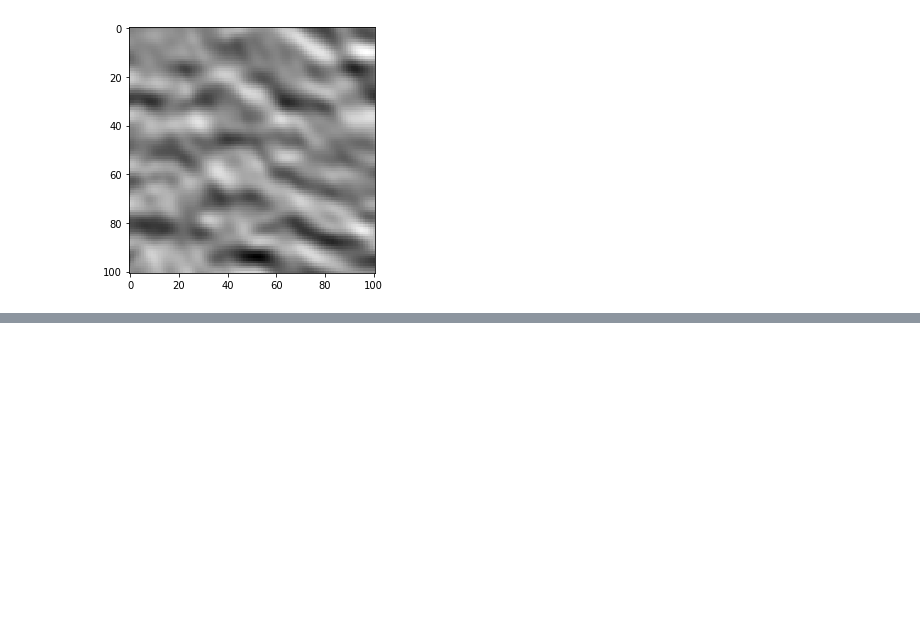
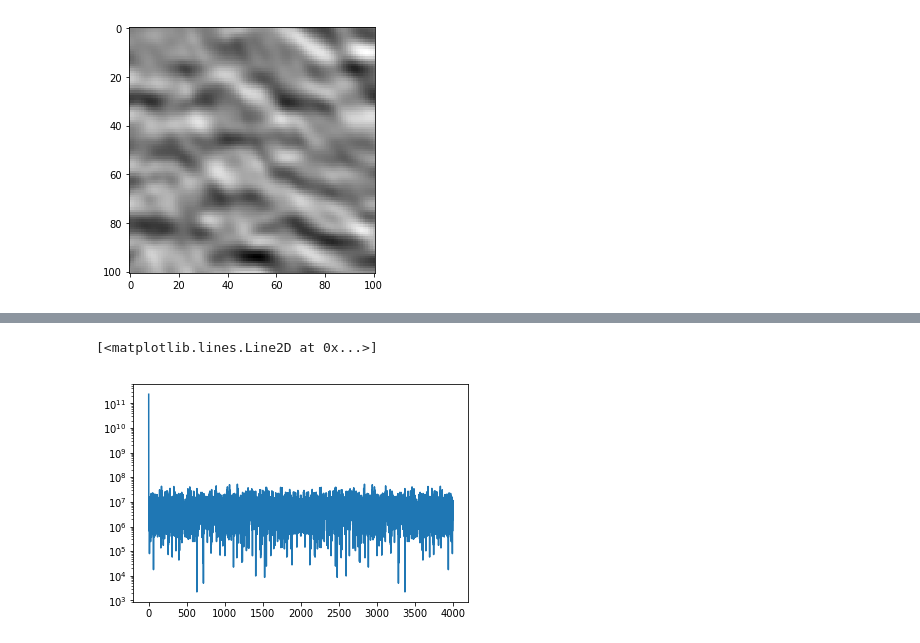
Before and after one commit to A3-labs/tgs-salt-identification-challenge, a Jupyter notebook: notebooks/01-data-exploration.ipynb, the cells around one changed output, grey strips where cells are left out. Saved outputs shown, nothing was run; the diff lists cells and outputs as text; code cells hidden in the pictures; blank space fills up the shorter version.

```diff
--- a/notebooks/01-data-exploration.ipynb
+++ b/notebooks/01-data-exploration.ipynb
@@ -55,0 +161,5 @@ skimage.io.imshow(sample)
+# %%
+plt.semilogy( 1 + power[:, 0, 0, 0].compute())
+# %% [output]
+[<matplotlib.lines.Line2D at 0x...>]
+[figure, added]
```
Also changed, not shown: parts of 25 cells of this notebook, 1 other file.
